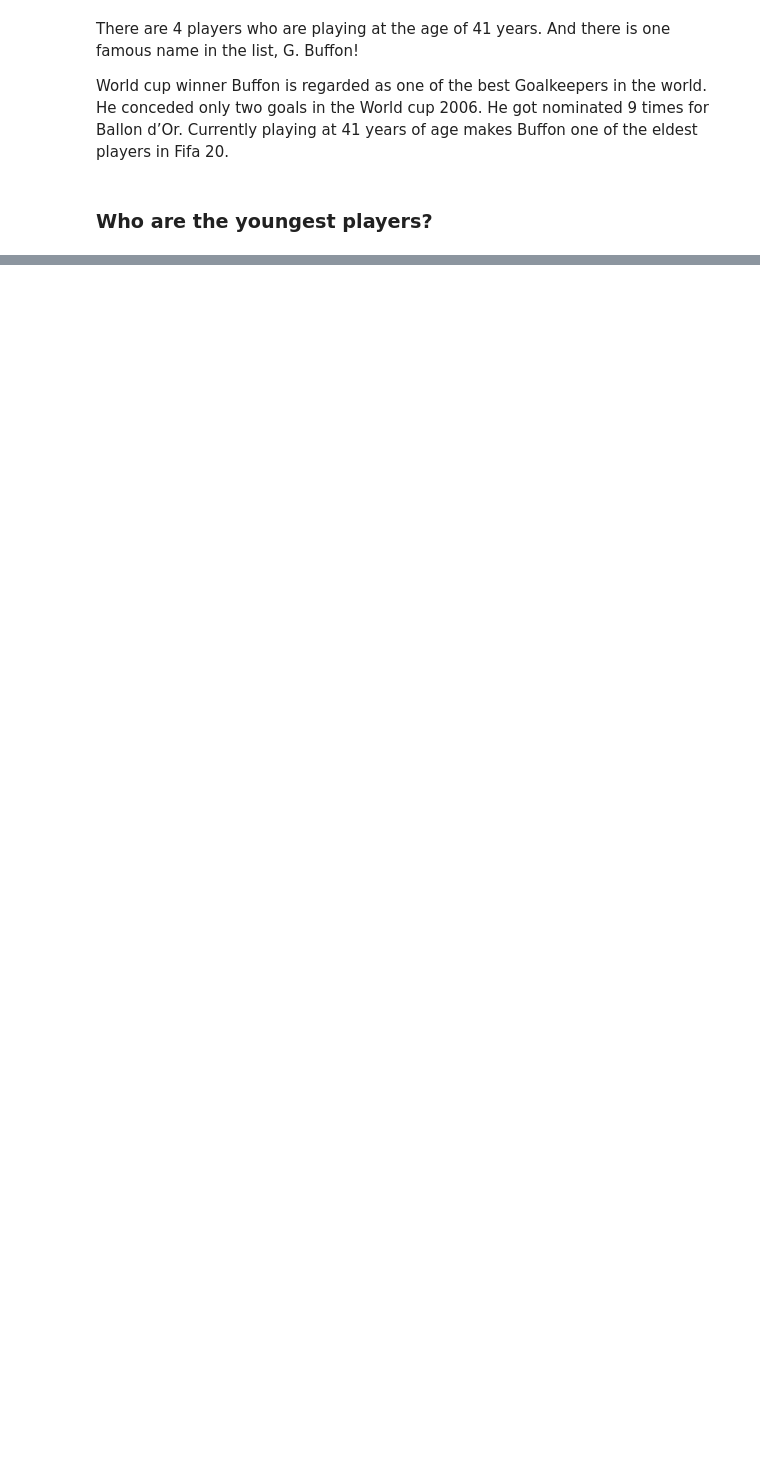
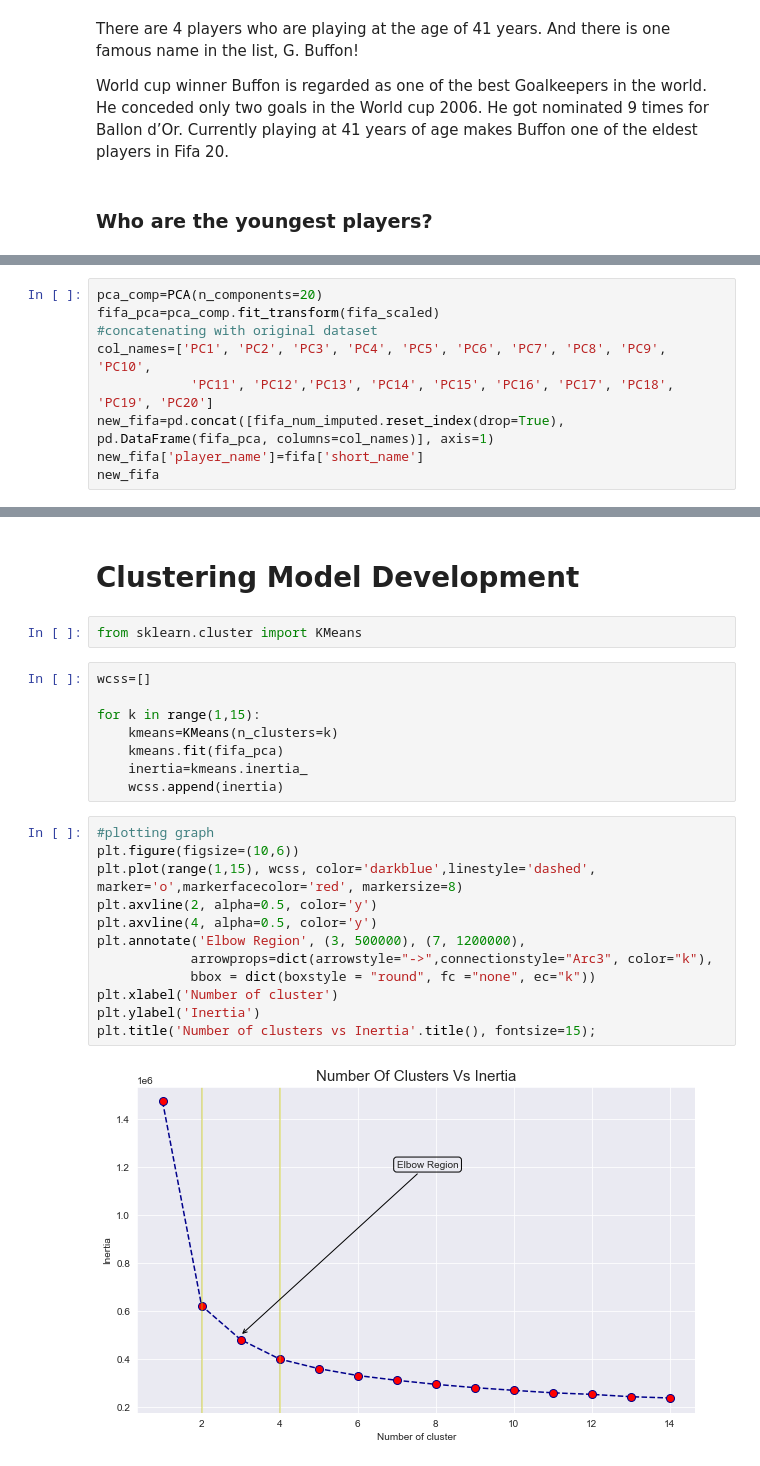
Before and after one commit to mdushetwar/Fifa-Players--EDA-Clustering, a Jupyter notebook: PRCP-1004-Fifa20.ipynb, the cells around one changed output, grey strips where cells are left out. Saved outputs shown, nothing was run; the diff lists cells and outputs as text; blank space fills up the shorter version.

Commit message:
model development

```diff
--- a/PRCP-1004-Fifa20.ipynb
+++ b/PRCP-1004-Fifa20.ipynb
@@ -407,0 +537,9 @@ players[players['age']==players.age.min()]
+# %%
+pca_comp=PCA(n_components=20)
+fifa_pca=pca_comp.fit_transform(fifa_scaled)
+#concatenating with original dataset
+col_names=['PC1', 'PC2', 'PC3', 'PC4', 'PC5', 'PC6', 'PC7', 'PC8', 'PC9', 'PC10',
+            'PC11', 'PC12','PC13', 'PC14', 'PC15', 'PC16', 'PC17', 'PC18', 'PC19', 'PC20']
+new_fifa=pd.concat([fifa_num_imputed.reset_index(drop=True), pd.DataFrame(fifa_pca, columns=col_names)], axis=1)
+new_fifa['player_name']=fifa['short_name']
+new_fifa
@@ -407,0 +560,26 @@ players[players['age']==players.age.min()]
+# %% [markdown]
+# Clustering Model Development
+# %%
+from sklearn.cluster import KMeans
+# %%
+wcss=[]
+
+for k in range(1,15):
+    kmeans=KMeans(n_clusters=k)
+    kmeans.fit(fifa_pca)
+    inertia=kmeans.inertia_
+    wcss.append(inertia)
+# %%
+#plotting graph
+plt.figure(figsize=(10,6))
+plt.plot(range(1,15), wcss, color='darkblue',linestyle='dashed', marker='o',markerfacecolor='red', markersize=8)
+plt.axvline(2, alpha=0.5, color='y')
+plt.axvline(4, alpha=0.5, color='y')
+plt.annotate('Elbow Region', (3, 500000), (7, 1200000),
+            arrowprops=dict(arrowstyle="->",connectionstyle="Arc3", color="k"),
+            bbox = dict(boxstyle = "round", fc ="none", ec="k"))
+plt.xlabel('Number of cluster')
+plt.ylabel('Inertia')
+plt.title('Number of clusters vs Inertia'.title(), fontsize=15);
+# %% [output]
+[figure, added]
```
Also changed, not shown: parts of 29 cells of this notebook.
